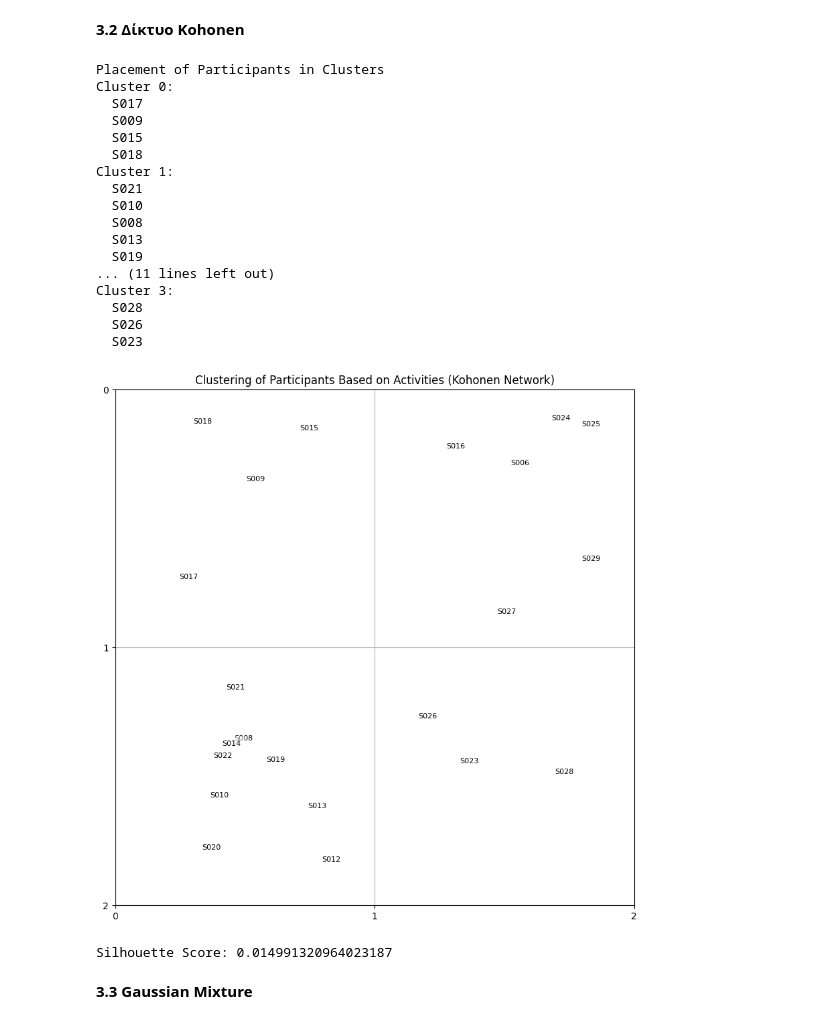
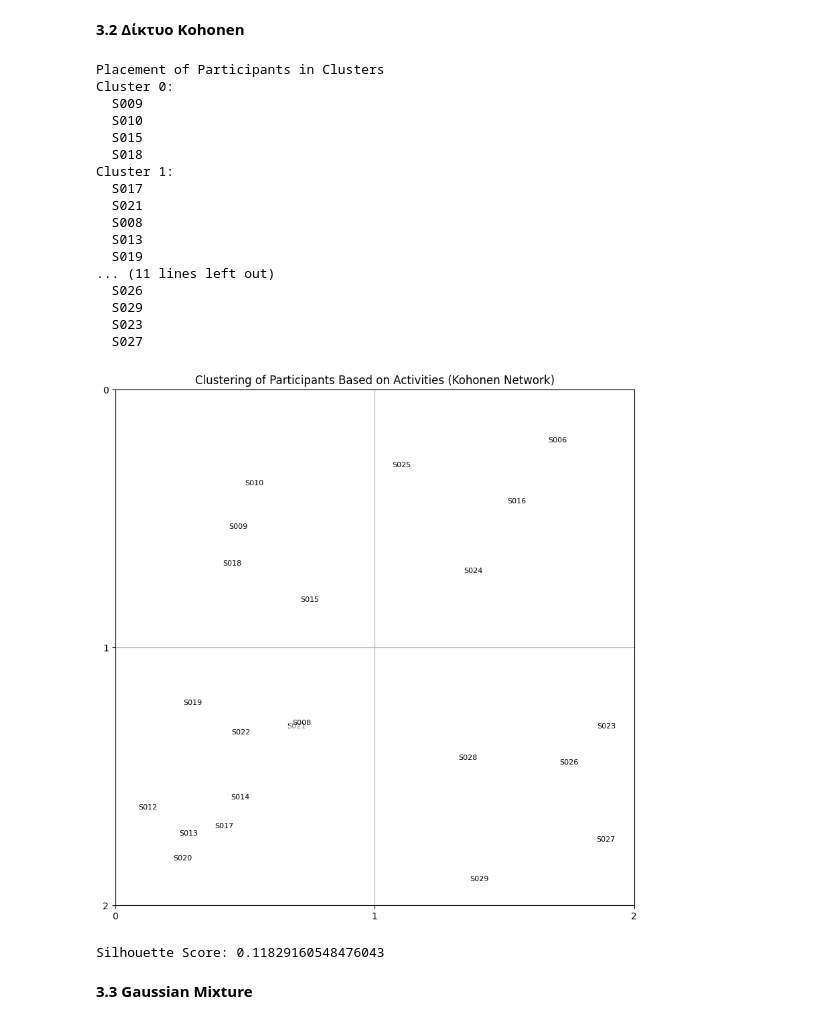
Before and after one commit to miltiadiss/Data-Mining, a Jupyter notebook: question_3.ipynb, the cells around one changed output. Cells and saved outputs as stored; diff of their text form; code cells hidden in the pictures.

```diff
--- a/question_3.ipynb
+++ b/question_3.ipynb
@@ -370,7 +370,7 @@ from minisom import MiniSom
 
 # Ορισμός παραμέτρων για το SOM
 som_size = 2  # Καθορίζουμε το πλήθος των συστάδων που θα κατασκευάσουμε
-som = MiniSom(som_size, som_size, len(columns), sigma=0.5, learning_rate=0.5, random_seed=42) # som_size: μέγεθος του πλέγματος SOM (10x10), sigma: διασπορά της συνάρτησης γειτονιάς (0.5), learning_rate: αρχικός ρυθμός εκμάθησης (0.5)
+som = MiniSom(som_size, som_size, len(columns), sigma=0.2, learning_rate=0.2, random_seed=42) # som_size: μέγεθος του πλέγματος SOM (10x10), sigma: διασπορά της συνάρτησης γειτονιάς (0.5), learning_rate: αρχικός ρυθμός εκμάθησης (0.5)
 
 # Εκπαίδευση του SOM
 som.train_random(all_data_scaled, 100)  # 100 επαναλήψεις του αλγορίθμου
@@ -410,39 +410,39 @@ for file_name, (x, y) in cluster_assignments:
 # Προσθέτουμε τα περιγράμματα για τα κελιά του SOM
 plt.xlim([0, som_size])
 plt.ylim([0, som_size])
 plt.xticks(np.arange(som_size+1))
 plt.yticks(np.arange(som_size+1))
 plt.grid()
 plt.title('Clustering of Participants Based on Activities (Kohonen Network)')
 plt.gca().invert_yaxis()  # Αντιστρέφουμε τον άξονα y για καλύτερη απεικόνιση
 plt.show()
 
 # Μετατροπή των συστάδων από θέσεις στο SOM σε μοναδικούς αριθμούς συστάδων
 labels = [cluster[0] * som_size + cluster[1] for _, cluster in cluster_assignments]
 
 # Υπολογισμός του Silhouette Score
 silhouette_avg = silhouette_score(mean_values_scaled, labels)
 print(f"Silhouette Score: {silhouette_avg}")
 # %% [output]
 Placement of Participants in Clusters
 Cluster 0:
-  S017
   S009
+  S010
   S015
   S018
 Cluster 1:
+  S017
   S021
-  S010
   S008
   S013
   S019
 ... (11 lines left out)
-Cluster 3:
-  S028
   S026
+  S029
   S023
+  S027
-[figure, old version]
+[figure, new version]
-Silhouette Score: 0.014991320964023187
+Silhouette Score: 0.11829160548476043
 # %% [markdown]
 **3.3 Gaussian Mixture**
 # %%
```
